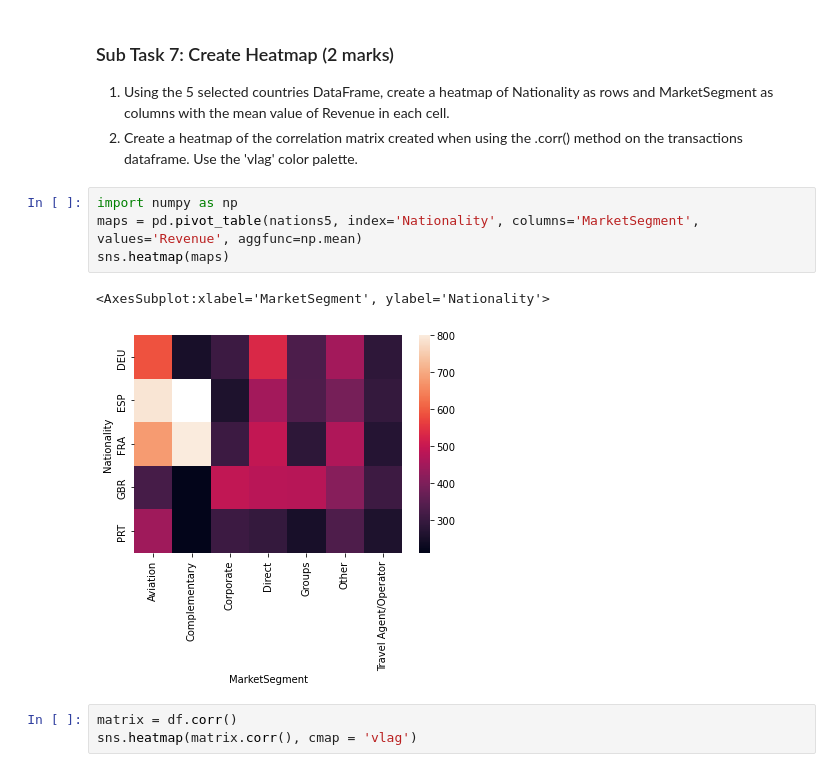
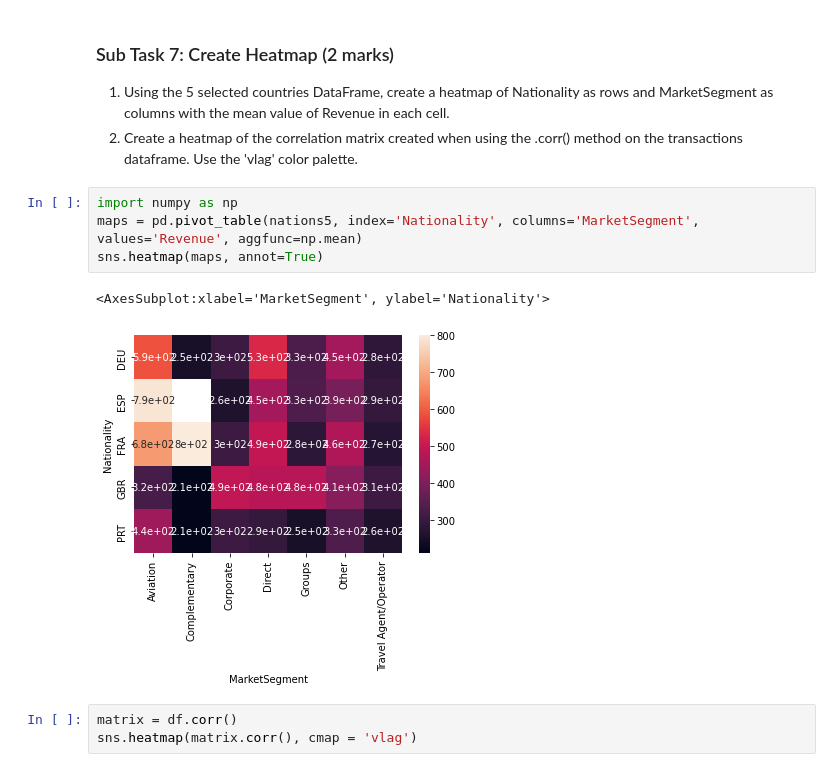
Before and after one commit to zow1e/adv, a Jupyter notebook: Task 2/assignment_task2_student.ipynb, the cells around one changed output. Saved outputs shown, nothing was run; the diff lists cells and outputs as text.

```diff
--- a/Task 2/assignment_task2_student.ipynb
+++ b/Task 2/assignment_task2_student.ipynb
@@ -238,10 +232,10 @@ sns.pairplot(pairplot)
 # %%
 import numpy as np
 maps = pd.pivot_table(nations5, index='Nationality', columns='MarketSegment', values='Revenue', aggfunc=np.mean)
-sns.heatmap(maps)
+sns.heatmap(maps, annot=True)
 # %% [output]
 <AxesSubplot:xlabel='MarketSegment', ylabel='Nationality'>
-[figure, old version]
+[figure, new version]
 # %%
 matrix = df.corr()
 sns.heatmap(matrix.corr(), cmap = 'vlag')
```
Also changed, not shown: parts of 12 cells of this notebook.
